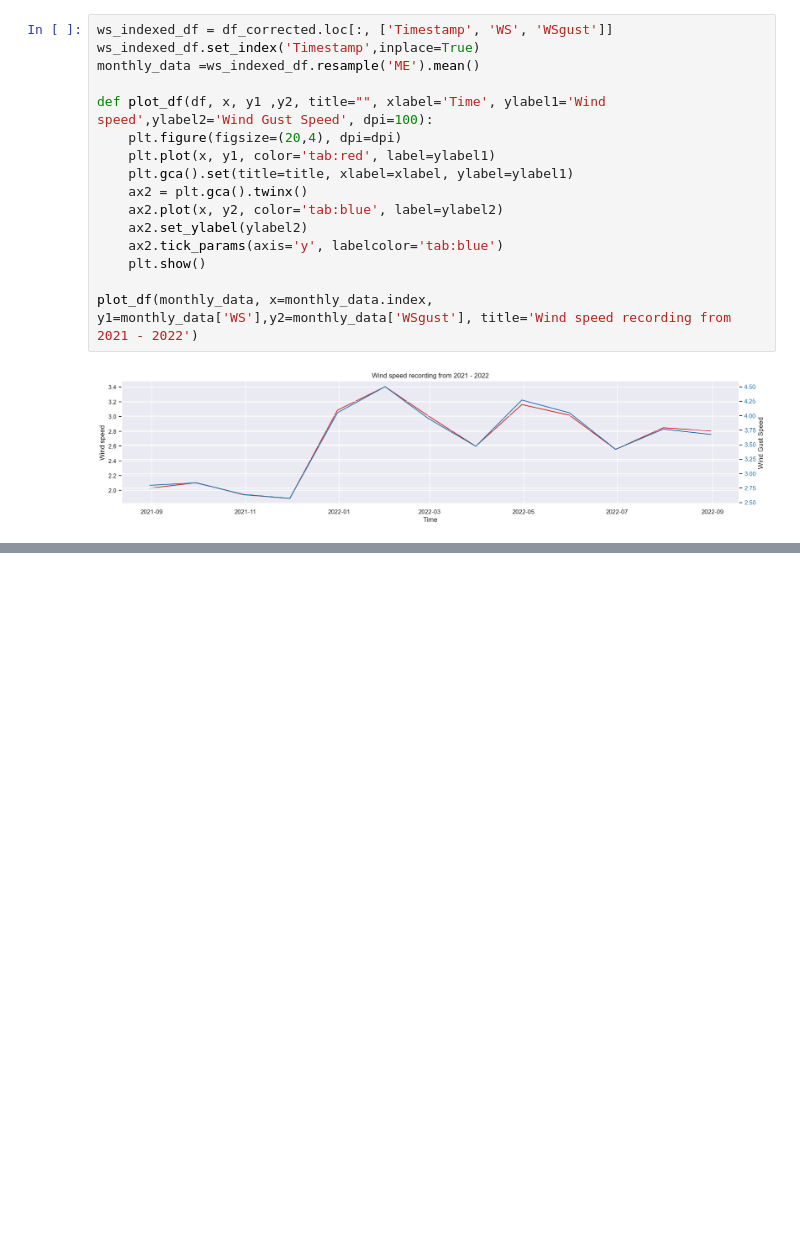
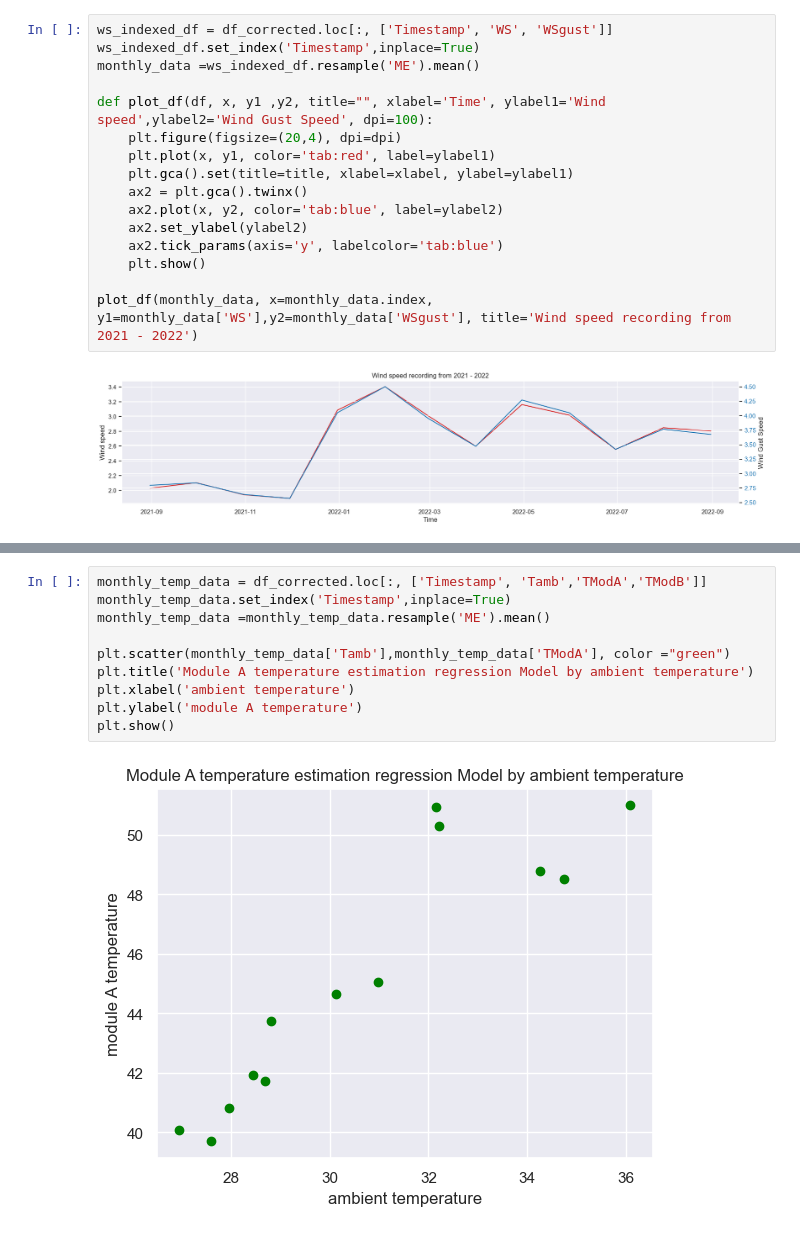
Before and after one commit to KalTadesse9/project_moonlight, a Jupyter notebook: notebooks/AnalysisOnSolarRadiations_Benin.ipynb, the cells around one changed output, grey strips where cells are left out. Cells and saved outputs as stored; diff of their text form; blank space fills up the shorter version.

```diff
--- a/notebooks/AnalysisOnSolarRadiations_Benin.ipynb
+++ b/notebooks/AnalysisOnSolarRadiations_Benin.ipynb
@@ -342,0 +362,12 @@ plot_df(monthly_data, x=monthly_data.index, y1=monthly_data['WD'], title='Wind D
+# %%
+monthly_temp_data = df_corrected.loc[:, ['Timestamp', 'Tamb','TModA','TModB']]
+monthly_temp_data.set_index('Timestamp',inplace=True)
+monthly_temp_data =monthly_temp_data.resample('ME').mean()
+
+plt.scatter(monthly_temp_data['Tamb'],monthly_temp_data['TModA'], color ="green")
+plt.title('Module A temperature estimation regression Model by ambient temperature')
+plt.xlabel('ambient temperature')
+plt.ylabel('module A temperature')
+plt.show()
+# %% [output]
+[figure, added]
```
Also changed, not shown: parts of 18 cells of this notebook.
